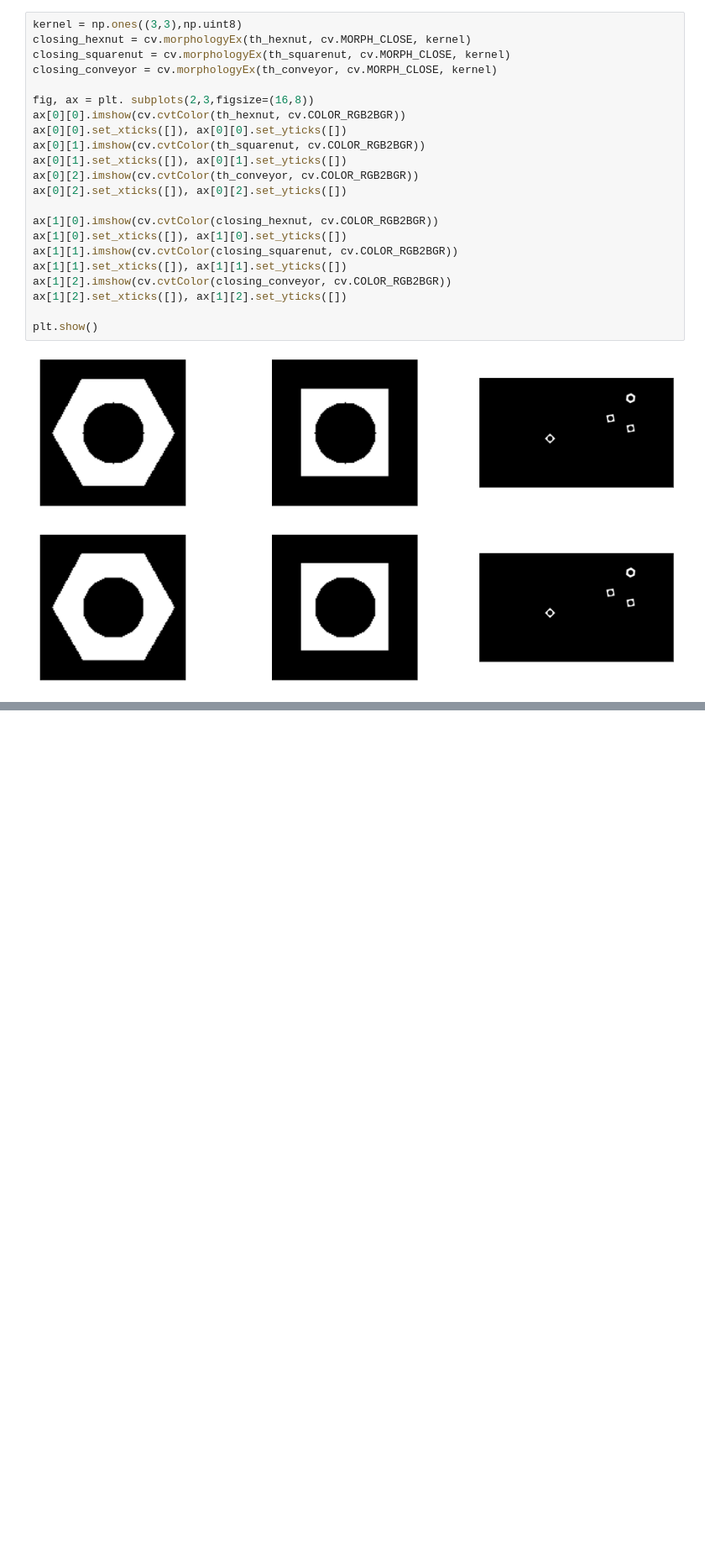
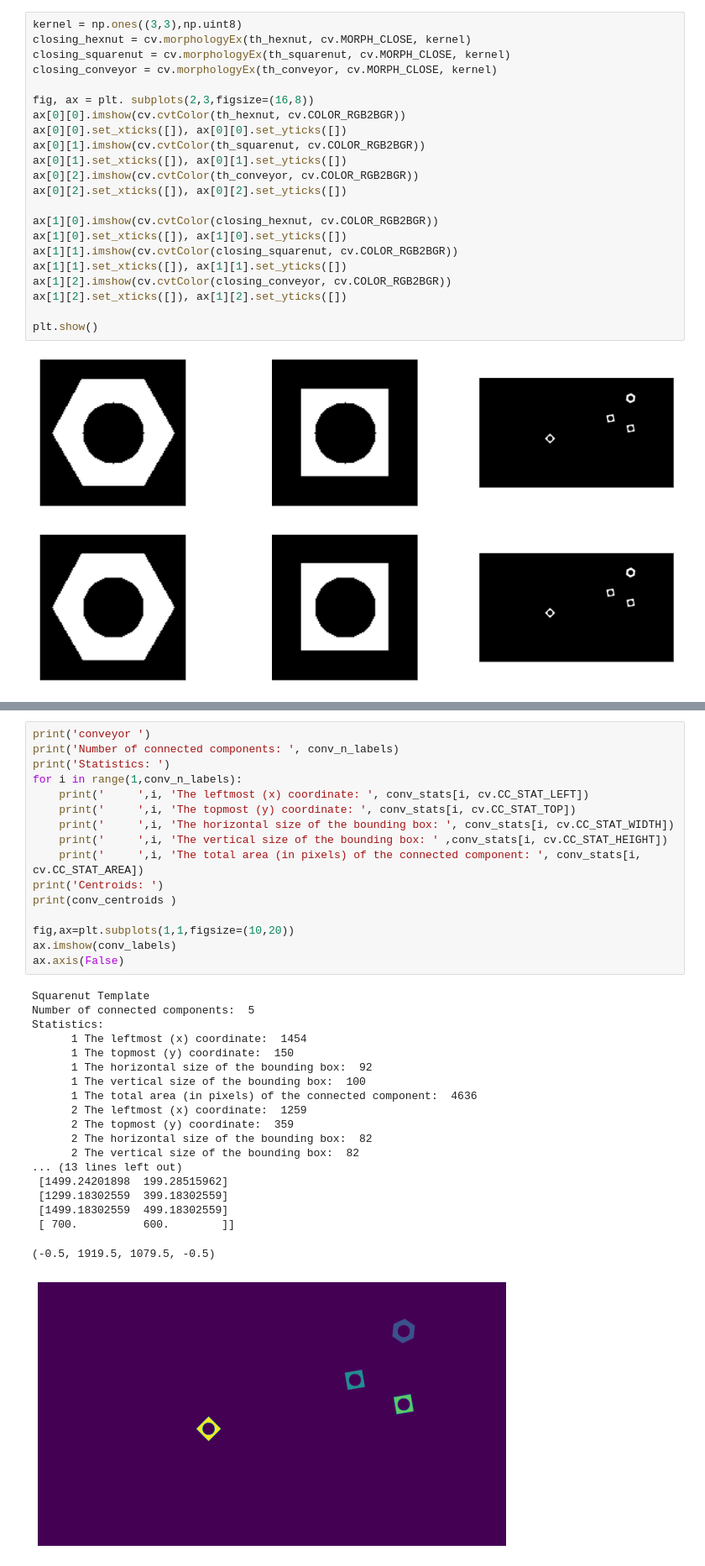
Before and after one commit to dulmi-99/Image-Processing-and-Machine-Vision, a Jupyter notebook: Assignments/Assignment 3/190107T_a03.ipynb, the cells around one changed output, grey strips where cells are left out. Shown at 84% size. Cells and saved outputs as stored; diff of their text form; blank space fills up the shorter version.

```diff
--- a/Assignments/Assignment 3/190107T_a03.ipynb
+++ b/Assignments/Assignment 3/190107T_a03.ipynb
@@ -94,0 +165,36 @@ plt.show()
+# %%
+print('conveyor ')
+print('Number of connected components: ', conv_n_labels)
+print('Statistics: ')
+for i in range(1,conv_n_labels):
+    print('     ',i, 'The leftmost (x) coordinate: ', conv_stats[i, cv.CC_STAT_LEFT])
+    print('     ',i, 'The topmost (y) coordinate: ', conv_stats[i, cv.CC_STAT_TOP])
+    print('     ',i, 'The horizontal size of the bounding box: ', conv_stats[i, cv.CC_STAT_WIDTH])
+    print('     ',i, 'The vertical size of the bounding box: ' ,conv_stats[i, cv.CC_STAT_HEIGHT])
+    print('     ',i, 'The total area (in pixels) of the connected component: ', conv_stats[i, cv.CC_STAT_AREA])
+print('Centroids: ')
+print(conv_centroids )
+
+fig,ax=plt.subplots(1,1,figsize=(10,20))
+ax.imshow(conv_labels)
+ax.axis(False)
+# %% [output]
+Squarenut Template
+Number of connected components:  5
+Statistics:
+      1 The leftmost (x) coordinate:  1454
+      1 The topmost (y) coordinate:  150
+      1 The horizontal size of the bounding box:  92
+      1 The vertical size of the bounding box:  100
+      1 The total area (in pixels) of the connected component:  4636
+      2 The leftmost (x) coordinate:  1259
+      2 The topmost (y) coordinate:  359
+      2 The horizontal size of the bounding box:  82
+      2 The vertical size of the bounding box:  82
+... (13 lines left out)
+ [1499.24201898  199.28515962]
+ [1299.18302559  399.18302559]
+ [1499.18302559  499.18302559]
+ [ 700.          600.        ]]
+(-0.5, 1919.5, 1079.5, -0.5)
+[figure, added]
```
Also changed, not shown: parts of 6 cells of this notebook.
